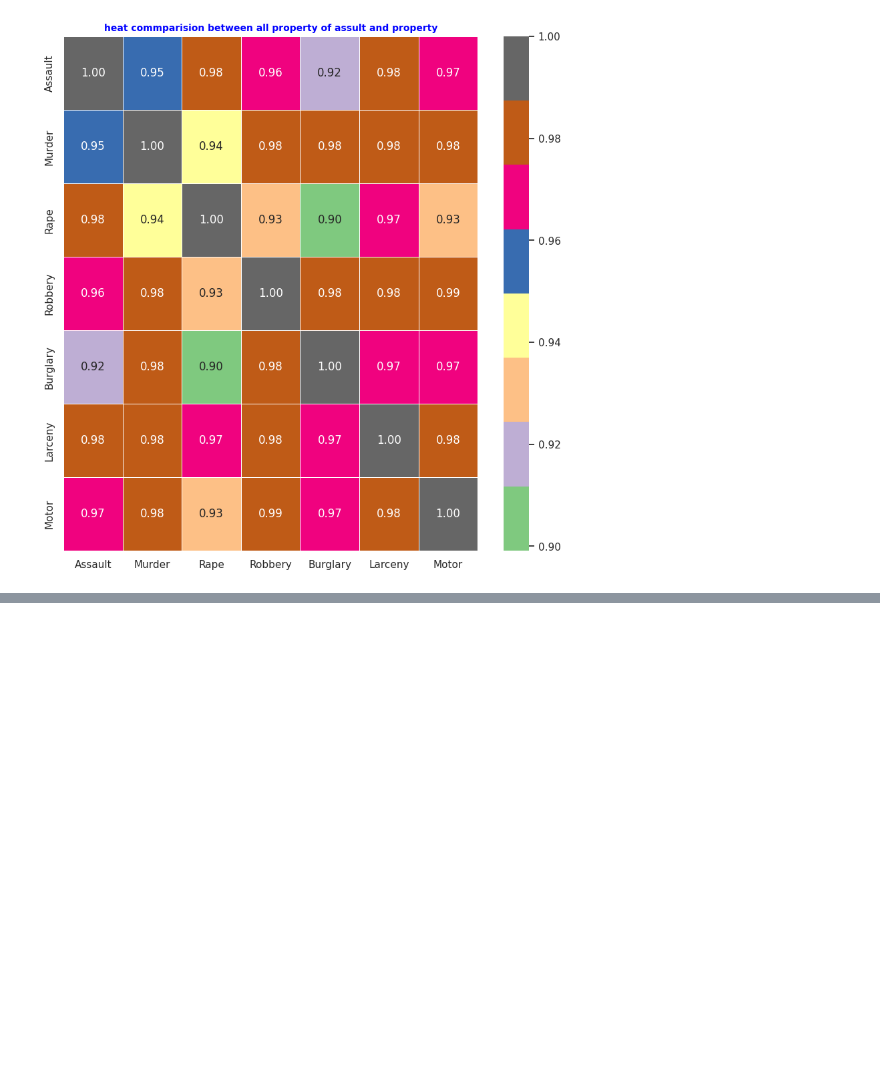
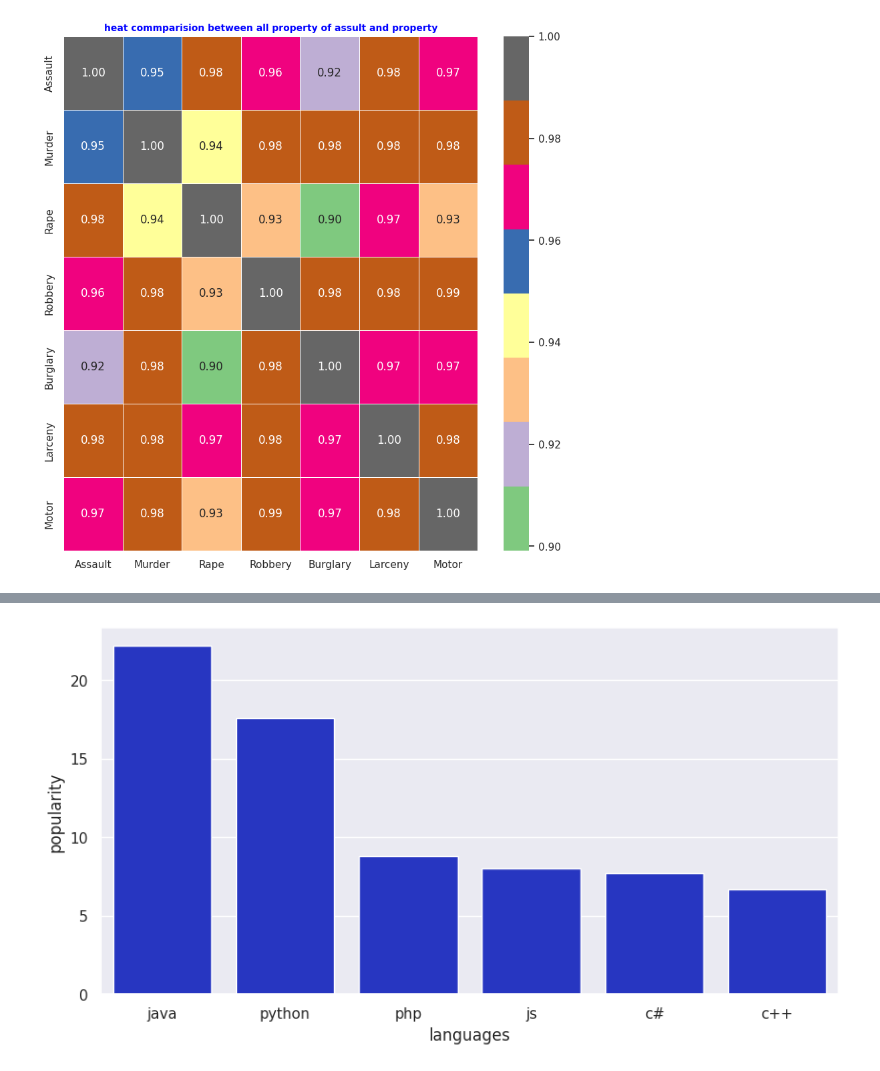
Before and after one commit to Abhisingh980/dataVisualization, a Jupyter notebook: deepnote/learning_pyhton_library/assignment 6.ipynb, the cells around one changed output, grey strips where cells are left out. Cells and saved outputs as stored; diff of their text form; code cells hidden in the pictures; blank space fills up the shorter version.

```diff
--- a/deepnote/learning_pyhton_library/assignment 6.ipynb
+++ b/deepnote/learning_pyhton_library/assignment 6.ipynb
@@ -302,0 +382,5 @@ plt.show()
+# %%
+data = {'languages':('java','python','php','js','c#',"c++"),
+        'popularity':(22.2,17.6,8.8,8,7.7,6.7)}
+ld = pd.DataFrame(data)
+ld
@@ -302,0 +395,6 @@ plt.show()
+# %%
+plt.figure(figsize=(10,5))
+sns.barplot(ld,x='languages',y='popularity',color='#0d22db')
+plt.show()
+# %% [output]
+[figure, added]
```
Also changed, not shown: parts of 30 cells of this notebook.
